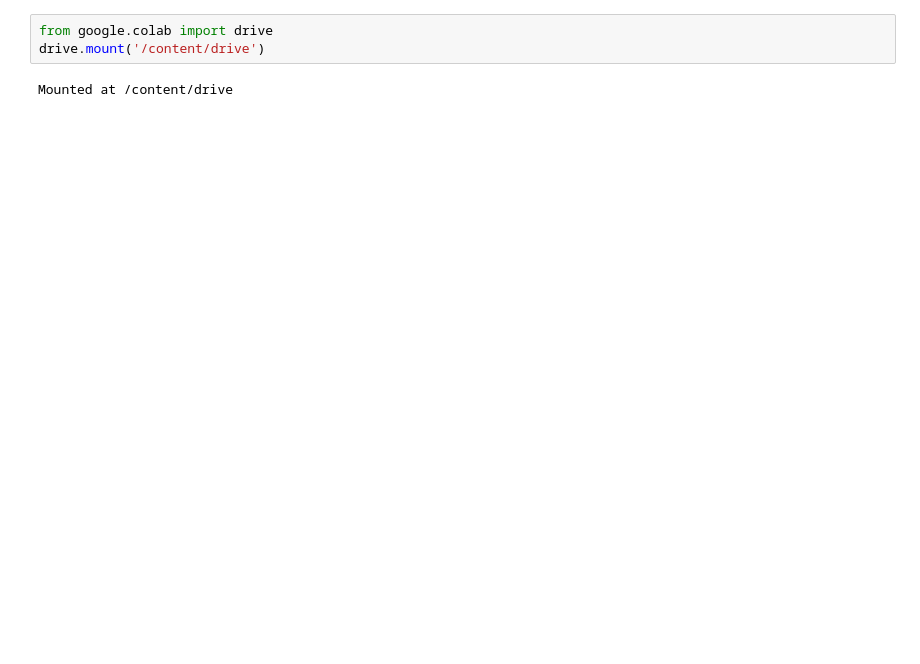
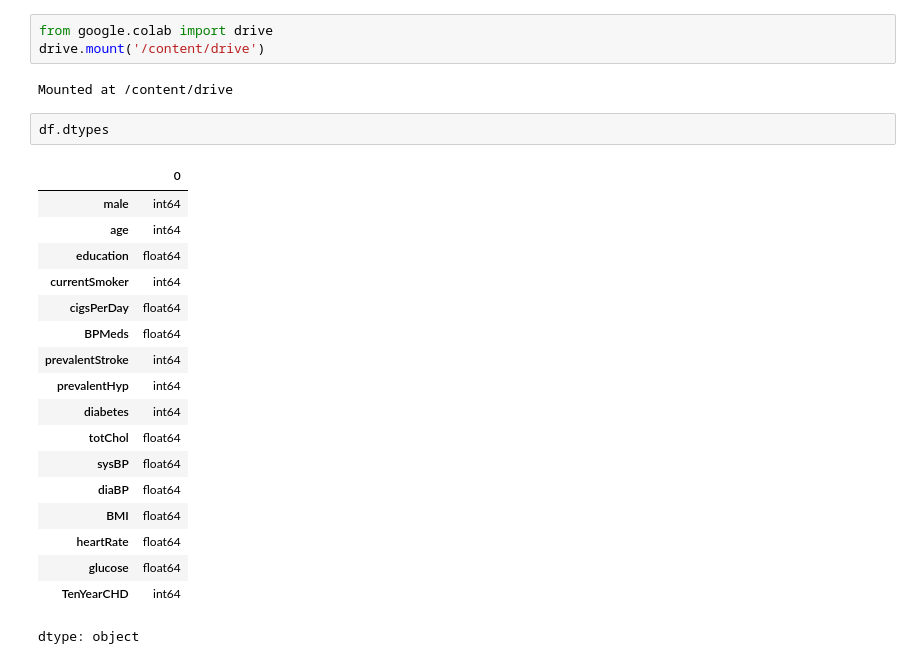
Before and after one commit to Devika-Gowda/Devika-repo, a Jupyter notebook: exapmle1.ipynb, the cells around one changed output. Cells and saved outputs as stored; diff of their text form; blank space fills up the shorter version.

```diff
--- a/exapmle1.ipynb
+++ b/exapmle1.ipynb
@@ -32,3 +46,24 @@ from google.colab import drive
 drive.mount('/content/drive')
 # %% [output]
 Mounted at /content/drive
+# %%
+df.dtypes
+# %% [output]
+|  | 0 |
+| male | int64 |
+| age | int64 |
+| education | float64 |
+| currentSmoker | int64 |
+| cigsPerDay | float64 |
+| BPMeds | float64 |
+| prevalentStroke | int64 |
+| prevalentHyp | int64 |
+| diabetes | int64 |
+| totChol | float64 |
+| sysBP | float64 |
+| diaBP | float64 |
+| BMI | float64 |
+| heartRate | float64 |
+| glucose | float64 |
+| TenYearCHD | int64 |
+dtype: object
```
Also changed, not shown: parts of 6 cells of this notebook.
